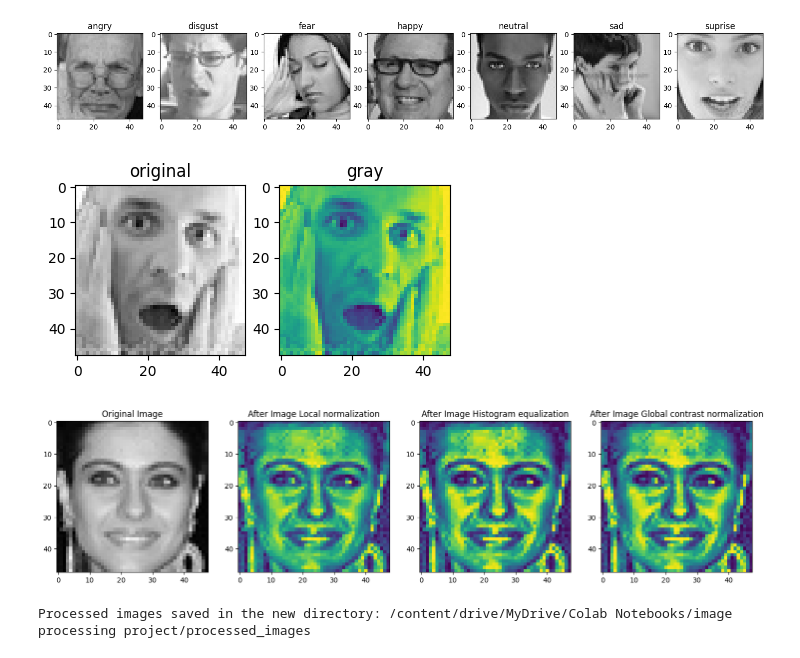
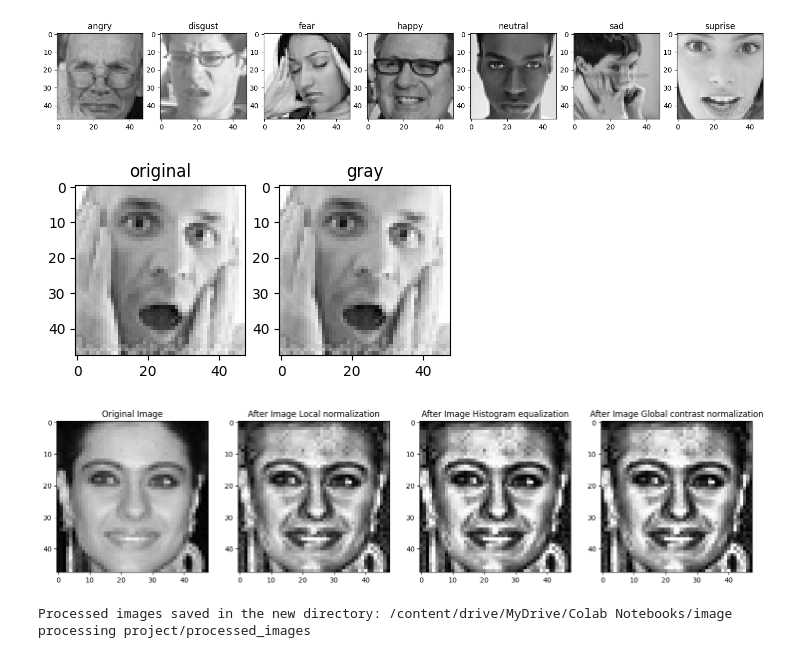
Before and after one commit to AlshangitiJumana/Image_processing, a Jupyter notebook: Image_processing_project.ipynb, the cells around one changed output. Drawn from its saved outputs; the diff is of its cells as text; code cells hidden in the pictures.

```diff
--- a/Image_processing_project.ipynb
+++ b/Image_processing_project.ipynb
@@ -111,46 +111,47 @@ plt.show()
 # %%
 # Before and after coverting to grayscale
 image  = cv2.imread('/content/drive/MyDrive/Colab Notebooks/image processing project/to process/suprise/319.jpg')
+
 gray_image = cv2.cvtColor(image, cv2.COLOR_BGR2GRAY)
 
 # Visualize
 plt.figure(figsize=(18, 6))
 plt.subplot(1, 7, 1), plt.imshow(image), plt.title('original')
-plt.subplot(1, 7, 2), plt.imshow(gray_image), plt.title('gray')
+plt.subplot(1, 7, 2), plt.imshow(gray_image, cmap='gray'), plt.title('gray')
 plt.show()
 # %% [output]
-[figure, old version]
+[figure, new version]
 # %%
 # Example image
 image = cv2.imread('/content/drive/MyDrive/Colab Notebooks/image processing project/to process/happy/144.jpg')
 
 # Steps to process the images
 # Step 1:
 # Convert image to grayscale
 gray_image = cv2.cvtColor(image, cv2.COLOR_BGR2GRAY)
 
 # Step 2:
 # Local normalization
 clahe = cv2.createCLAHE(clipLimit=2.0, tileGridSize=(8,8))
 Local_Normalized_image = clahe.apply(gray_image)
 
 # Step 3:
 # Histogram equalization
 Histogram_equalized_image = cv2.equalizeHist(Local_Normalized_image)
 
 # Step 4:
 # Global contrast normalization
 Global_contrast_normalized_image = cv2.normalize(Histogram_equalized_image, None, alpha=0, beta=255, norm_type=cv2.NORM_MINMAX)
 
 # Visualize
 plt.figure(figsize=(18, 6))
 plt.subplot(1, 4, 1), plt.imshow(image), plt.title('Original Image')
-plt.subplot(1, 4, 2), plt.imshow(Local_Normalized_image), plt.title('After Image Local normalization')
-plt.subplot(1, 4, 3), plt.imshow(Histogram_equalized_image), plt.title('After Image Histogram equalization')
-plt.subplot(1, 4, 4), plt.imshow(Global_contrast_normalized_image), plt.title('After Image Global contrast normalization')
+plt.subplot(1, 4, 2), plt.imshow(Local_Normalized_image, cmap='gray'), plt.title('After Image Local normalization')
+plt.subplot(1, 4, 3), plt.imshow(Histogram_equalized_image, cmap='gray'), plt.title('After Image Histogram equalization')
+plt.subplot(1, 4, 4), plt.imshow(Global_contrast_normalized_image, cmap='gray'), plt.title('After Image Global contrast normalization')
 plt.show()
 # %% [output]
-[figure, old version]
+[figure, new version]
 # %%
 # Create a directory to save the processed images
 os.makedirs(new_directory, exist_ok=True)
```
Also changed, not shown: parts of 1 cell of this notebook.
